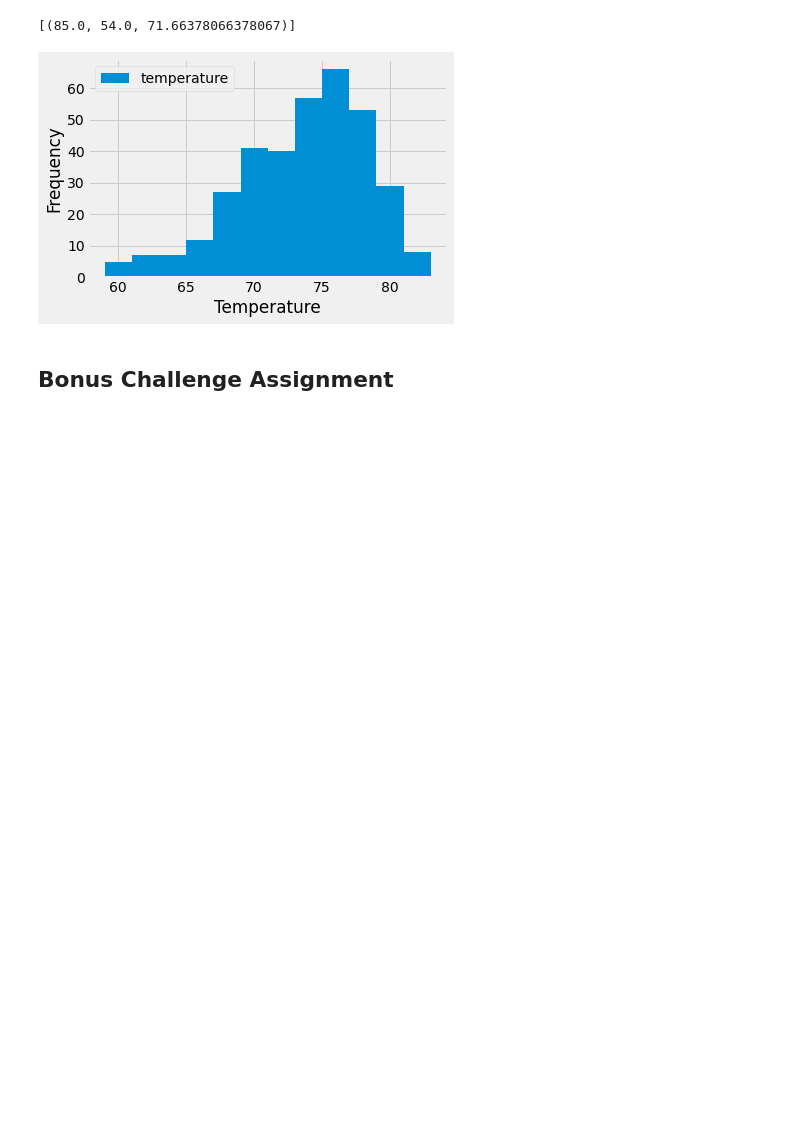
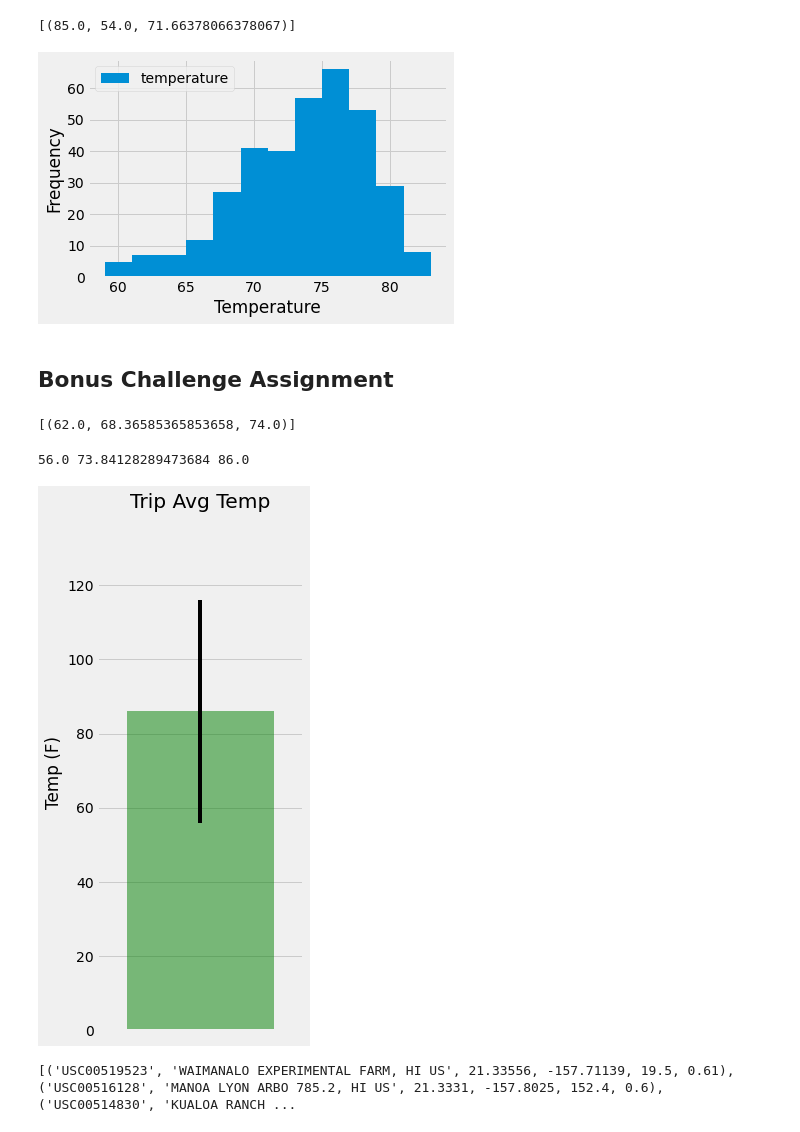
Before and after one commit to Revathi1986/sqlalchemy_challenge, a Jupyter notebook: climate_starter.ipynb, the cells around one changed output. Cells and saved outputs as stored; diff of their text form; code cells hidden in the pictures; blank space fills up the shorter version.

```diff
--- a/climate_starter.ipynb
+++ b/climate_starter.ipynb
@@ -208,18 +176,56 @@ def calc_temps(start_date, end_date):
         filter(Measurement.date >= start_date).filter(Measurement.date <= end_date).all()
 
 # function usage example
-print(calc_temps('2012-02-28', '2012-03-05'))
+print(calc_temps('2017-01-01', '2017-01-07'))
+# %% [output]
+[(62.0, 68.36585365853658, 74.0)]
 # %%
 # Use your previous function `calc_temps` to calculate the tmin, tavg, and tmax
 # for your trip using the previous year's data for those same dates.
+import datetime as dt
+
+prev_year_start = dt.date(2016, 1, 1) - dt.timedelta(days=365)
+prev_year_end = dt.date(2017, 1, 1) - dt.timedelta(days=365)
+
+tmin, tavg, tmax = calc_temps(prev_year_start.strftime("%Y-%m-%d"), prev_year_end.strftime("%Y-%m-%d"))[0]
+print(tmin, tavg, tmax)
+# %% [output]
+56.0 73.84128289473684 86.0
 # %%
 # Plot the results from your previous query as a bar chart.
 # Use "Trip Avg Temp" as your Title
 # Use the average temperature for the y value
 # Use the peak-to-peak (tmax-tmin) value as the y error bar (yerr)
+fig, ax = plt.subplots(figsize=plt.figaspect(2.))
+xpos = 1
+yerr = tmax-tmin
+
+bar = ax.bar(xpos, tmax, yerr=yerr, alpha=0.5, color='green', align="center")
+ax.set(xticks=range(xpos), xticklabels="a", title="Trip Avg Temp", ylabel="Temp (F)")
+ax.margins(.2, .2)
+# fig.autofmt_xdate()
+fig.tight_layout()
+fig.show()
+# %% [output]
+[figure, added]
 # %%
 # Calculate the total amount of rainfall per weather station for your trip dates using the previous year's matching dates.
 # Sort this in descending order by precipitation amount and list the station, name, latitude, longitude, and elevation
+
+start_date = '2017-01-01'
+end_date = '2017-01-07'
+
+sel = [Station.station, Station.name, Station.latitude,
+       Station.longitude, Station.elevation, func.sum(Measurement.prcp)]
+
+results = session.query(*sel).\
+    filter(Measurement.station == Station.station).\
+    filter(Measurement.date >= start_date).\
+    filter(Measurement.date <= end_date).\
+    group_by(Station.name).order_by(func.sum(Measurement.prcp).desc()).all()
+print(results)
+# %% [output]
+[('USC00519523', 'WAIMANALO EXPERIMENTAL FARM, HI US', 21.33556, -157.71139, 19.5, 0.61), ('USC00516128', 'MANOA LYON ARBO 785.2, HI US', 21.3331, -157.8025, 152.4, 0.6), ('USC00514830', 'KUALOA RANCH ...
 # %%
 # Create a query that will calculate the daily normals
 # (i.e. the averages for tmin, tmax, and tavg for all historic data matching a specific month and day)
```
Also changed, not shown: parts of 18 cells of this notebook.
